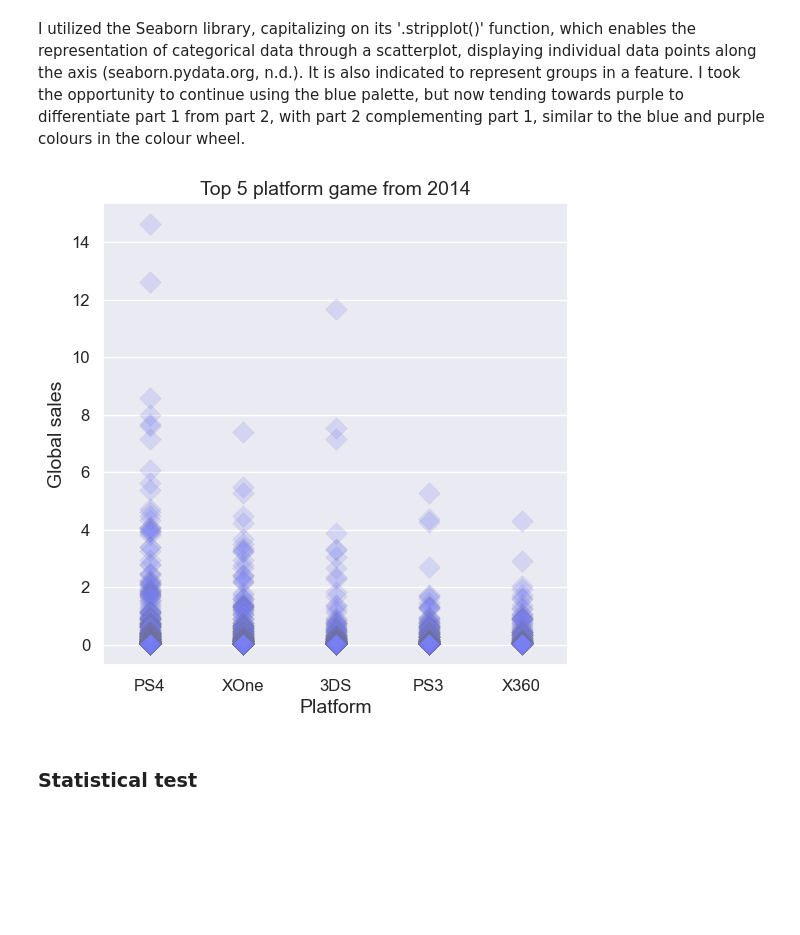
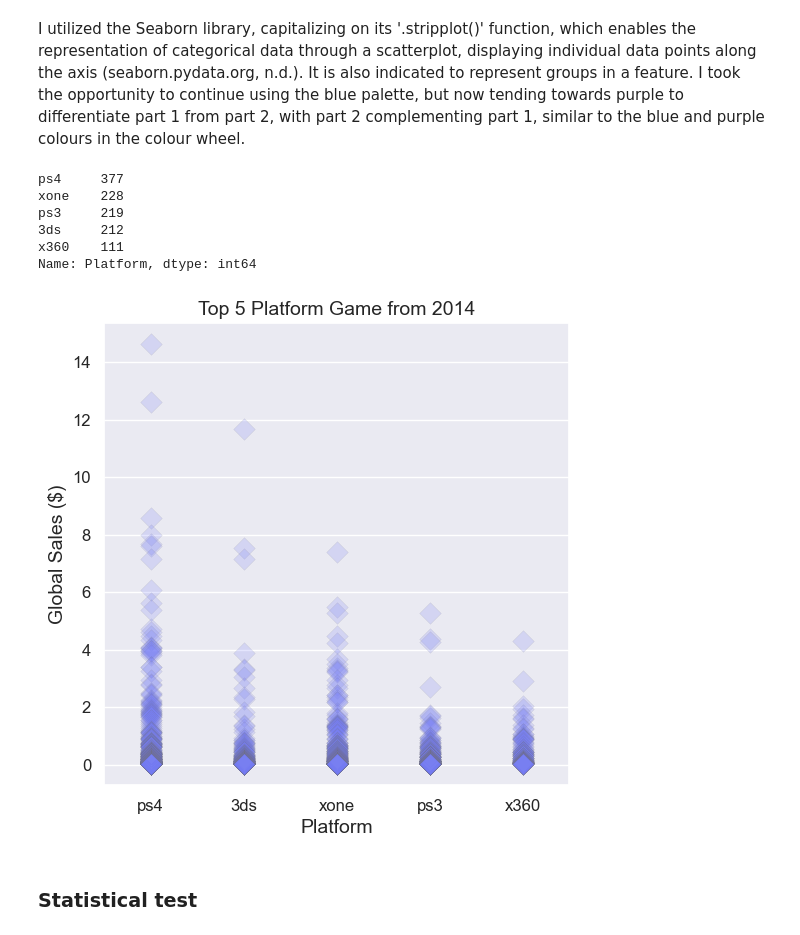
Before and after one commit to Daniela-MB/Data_visualisation_video_games_analysis, a Jupyter notebook: DanielaMarianoBarreto_DVizHDip_CA1.ipynb, the cells around one changed output. Cells and saved outputs as stored; diff of their text form; code cells hidden in the pictures; blank space fills up the shorter version.

```diff
--- a/DanielaMarianoBarreto_DVizHDip_CA1.ipynb
+++ b/DanielaMarianoBarreto_DVizHDip_CA1.ipynb
@@ -570,0 +558,4 @@ Regarding the heatmap results, we can see that there is indeed a positive correl
+# %%
+df_int = df_int.applymap(lambda x: x.lower() if isinstance(x, str) else x)
+# %%
+df_int = df_int.applymap(lambda x: x.strip() if isinstance(x, str) else x)
@@ -932,18 +958,26 @@ filtered_data
 # %% [markdown]
 I utilized the Seaborn library, capitalizing on its '.stripplot()' function, which enables the representation of categorical data through a scatterplot, displaying individual data points along the axis (seaborn.pydata.org, n.d.). It is also indicated to represent groups in a feature. I took the opportunity to continue using the blue palette, but now tending towards purple to differentiate part 1 from part 2, with part 2 complementing part 1, similar to the blue and purple colours in the colour wheel.
+# %%
+filtered_data['Platform'].value_counts()
+# %% [output]
+ps4     377
+xone    228
+ps3     219
+3ds     212
+x360    111
+Name: Platform, dtype: int64
 # %%
-platform_order = ['PS4', 'XOne', '3DS', 'PS3', 'X360']
 plt.figure(figsize=(6, 6))
 sns.set_theme()
-sns.stripplot(data=filtered_data, x="Platform", y="Global_Sales", order=platform_order, jitter=False, s=11, marker="D", linewidth=0.3, alpha=0.2, color='#787FF6')
-plt.title('Top 5 platform game from 2014', fontdict={"fontsize":14})
+sns.stripplot(data=filtered_data, x="Platform", y="Global_Sales", jitter=False, s=11, marker="D", linewidth=0.3, alpha=0.2, color='#787FF6')
+plt.title('Top 5 Platform Game from 2014', fontdict={"fontsize":14})
 plt.xlabel('Platform', fontdict={"fontsize":14})
-plt.ylabel('Global sales', fontdict={"fontsize":14})
+plt.ylabel('Global Sales ($)', fontdict={"fontsize":14})
 plt.xticks(fontsize=12)
 plt.yticks(fontsize=12)
 plt.show()
 # %% [output]
-[figure, old version]
+[figure, new version]
 # %% [markdown]
 ### Statistical test
 # %% [markdown]
```
Also changed, not shown: parts of 48 cells of this notebook.
